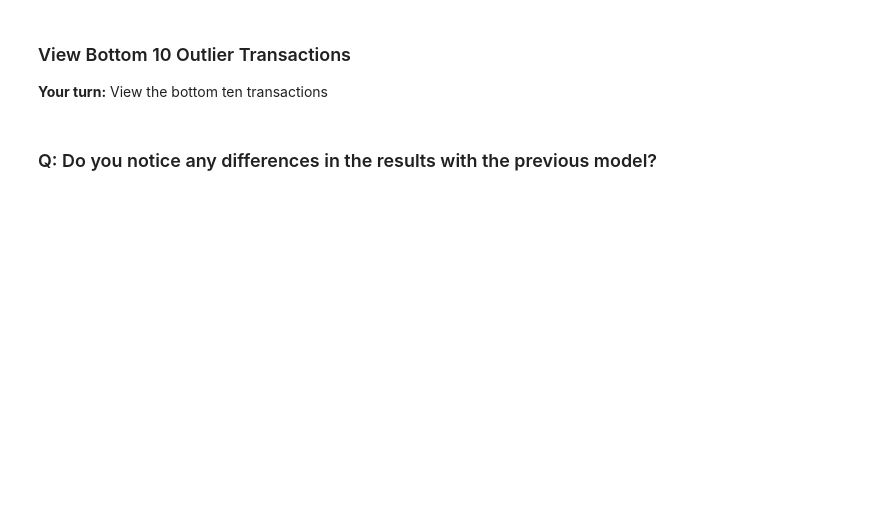
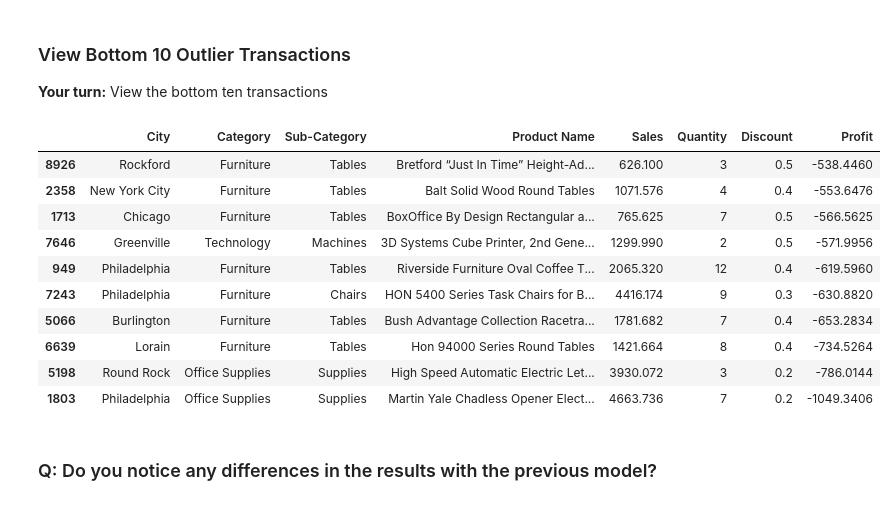
Before and after one commit to RafaelaMartelo/Anomaly-Detection-Mini-Project, a Jupyter notebook: Mini_Project_Anomaly_Detection.ipynb, the cells around one changed output. Cells and saved outputs as stored; diff of their text form; code cells hidden in the pictures; blank space fills up the shorter version.

Commit message:
Did Multivariate Anomaly Detection with Isolation Forest

```diff
--- a/Mini_Project_Anomaly_Detection.ipynb
+++ b/Mini_Project_Anomaly_Detection.ipynb
@@ -634,0 +510,6 @@ if_model = #<FILL BLANKS HERE>
+# %%
+from pyod.models import iforest
+
+if_model = iforest.IsolationForest(n_estimators=100,
+                                contamination=0.01)
+if_model.fit(subset_df)
@@ -640,0 +522,10 @@ __Your Turn:__ Predict outliers in our dataset using our trained model and filte
+# %%
+if_outlier_predictions = if_model.predict(subset_df)
+
+if_outliers_df = subset_df.copy(deep=True)
+if_outliers_df['Outlier'] = if_outlier_predictions
+if_outliers_df = if_outliers_df[if_outliers_df['Outlier'] == 1]
+
+print('Total Outliers:', len(if_outliers_df))
+if_outliers_sorted = if_outliers_df.sort_values(by=['Profit', 'Discount'], ascending=False)
+if_outliers_sorted.head(5)
@@ -647,2 +544,17 @@ __Your turn:__ View the bottom ten transactions
+# %%
+(df.loc[if_outliers_sorted.index.tolist()][['City', 'Category', 'Sub-Category', 'Product Name',
+                                              'Sales', 'Quantity', 'Discount', 'Profit']]).tail(10)
+# %% [output]
+|  | City | Category | Sub-Category | Product Name | Sales | Quantity | Discount | Profit |
+| 8926 | Rockford | Furniture | Tables | Bretford “Just In Time” Height-Ad... | 626.100 | 3 | 0.5 | -538.4460 |
+| 2358 | New York City | Furniture | Tables | Balt Solid Wood Round Tables | 1071.576 | 4 | 0.4 | -553.6476 |
+| 1713 | Chicago | Furniture | Tables | BoxOffice By Design Rectangular a... | 765.625 | 7 | 0.5 | -566.5625 |
+| 7646 | Greenville | Technology | Machines | 3D Systems Cube Printer, 2nd Gene... | 1299.990 | 2 | 0.5 | -571.9956 |
+| 949 | Philadelphia | Furniture | Tables | Riverside Furniture Oval Coffee T... | 2065.320 | 12 | 0.4 | -619.5960 |
+| 7243 | Philadelphia | Furniture | Chairs | HON 5400 Series Task Chairs for B... | 4416.174 | 9 | 0.3 | -630.8820 |
+| 5066 | Burlington | Furniture | Tables | Bush Advantage Collection Racetra... | 1781.682 | 7 | 0.4 | -653.2834 |
+| 6639 | Lorain | Furniture | Tables | Hon 94000 Series Round Tables | 1421.664 | 8 | 0.4 | -734.5264 |
+| 5198 | Round Rock | Office Supplies | Supplies | High Speed Automatic Electric Let... | 3930.072 | 3 | 0.2 | -786.0144 |
+| 1803 | Philadelphia | Office Supplies | Supplies | Martin Yale Chadless Opener Elect... | 4663.736 | 7 | 0.2 | -1049.3406 |
 # %% [markdown]
 ### Q: Do you notice any differences in the results with the previous model?
```
Also changed, not shown: parts of 39 cells of this notebook.
